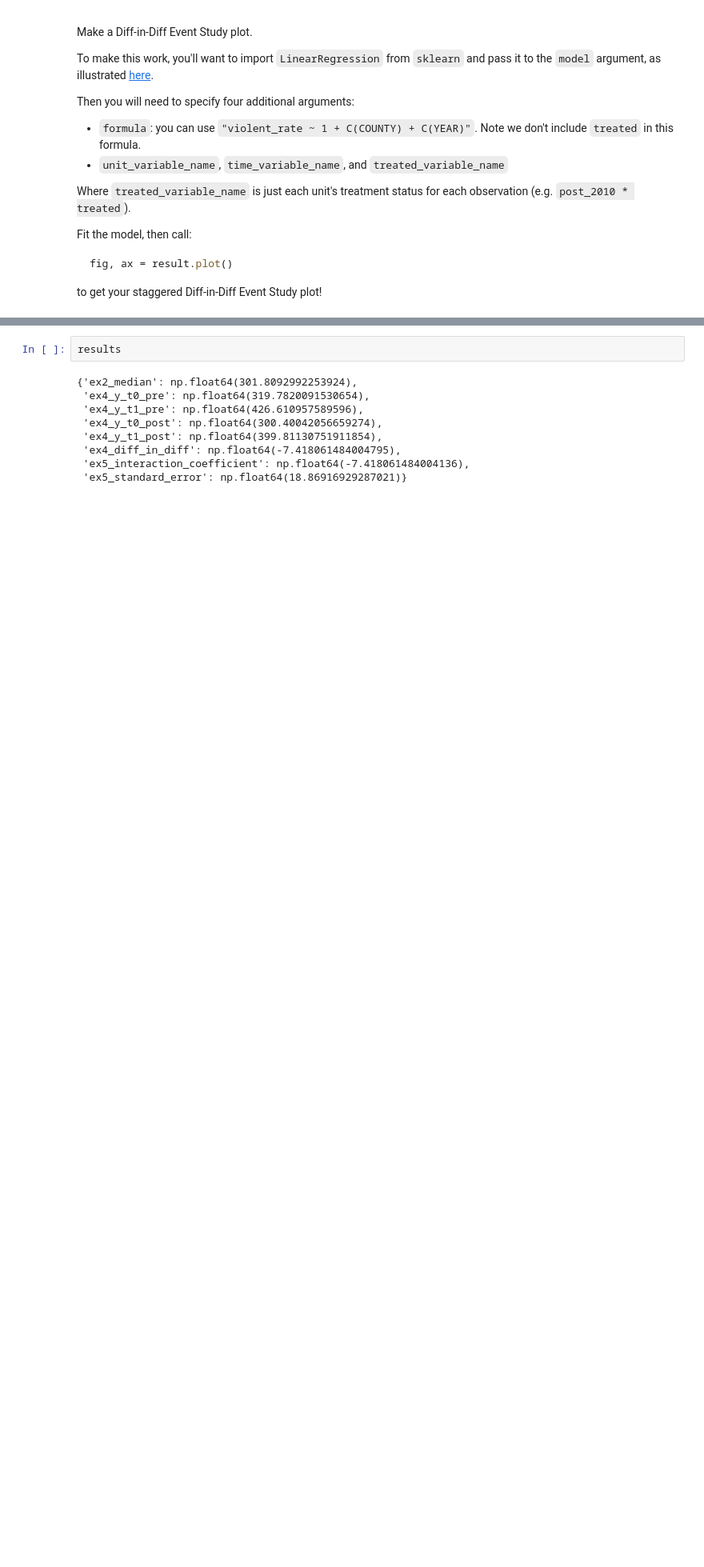
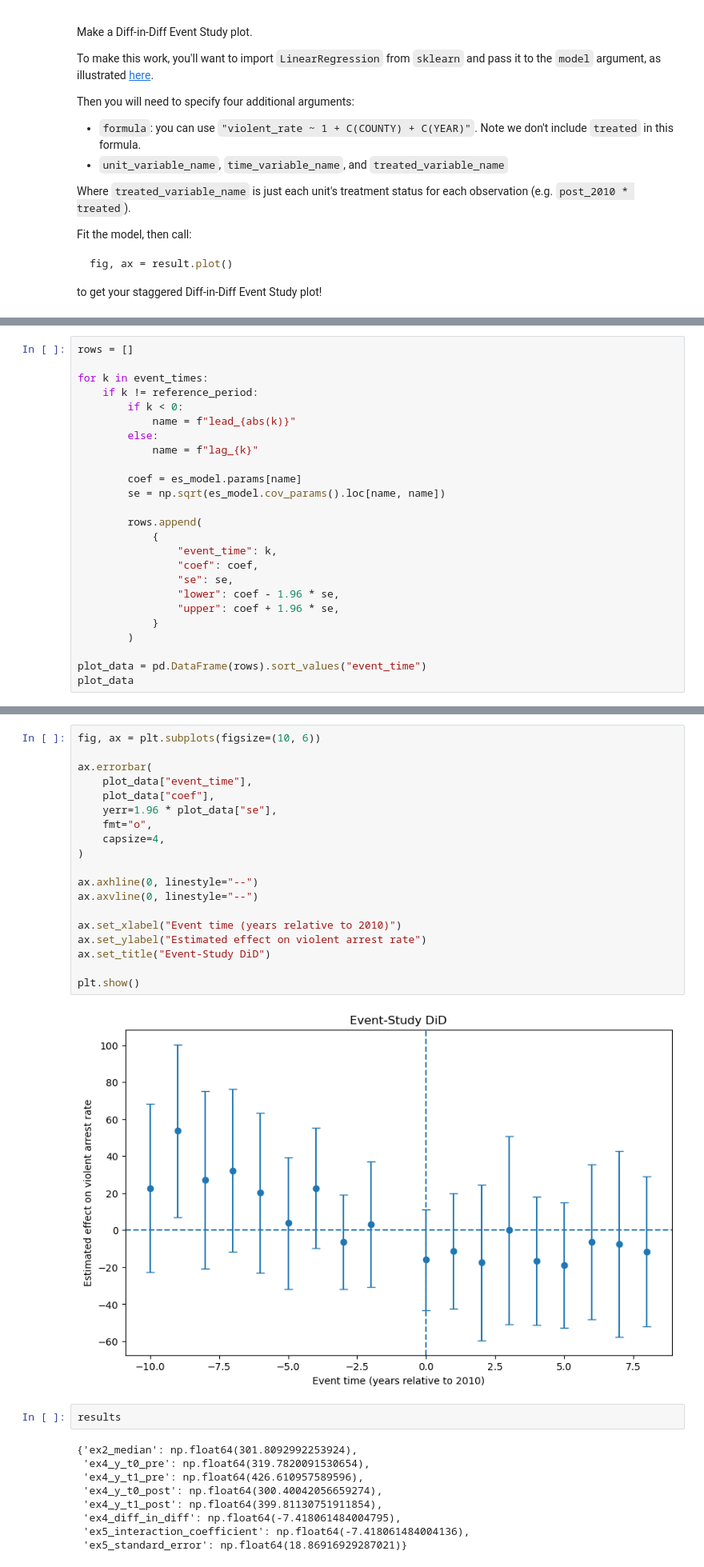
Before and after one commit to mingjie-wei/ids701-solving-problems-with-data, a Jupyter notebook: DiD/exercise_diffindiff.ipynb, the cells around one changed output, grey strips where cells are left out. Shown at 80% size. Cells and saved outputs as stored; diff of their text form; blank space fills up the shorter version.

```diff
--- a/DiD/exercise_diffindiff.ipynb
+++ b/DiD/exercise_diffindiff.ipynb
@@ -376,0 +441,25 @@ The event-study plot appears correctly specified. The pre-treatment placebo esti
+# %%
+rows = []
+
+for k in event_times:
+    if k != reference_period:
+        if k < 0:
+            name = f"lead_{abs(k)}"
+        else:
+            name = f"lag_{k}"
+
+        coef = es_model.params[name]
+        se = np.sqrt(es_model.cov_params().loc[name, name])
+
+        rows.append(
+            {
+                "event_time": k,
+                "coef": coef,
+                "se": se,
+                "lower": coef - 1.96 * se,
+                "upper": coef + 1.96 * se,
+            }
+        )
+
+plot_data = pd.DataFrame(rows).sort_values("event_time")
+plot_data
@@ -377,3 +484,24 @@ The event-study plot appears correctly specified. The pre-treatment placebo esti
+# %%
+fig, ax = plt.subplots(figsize=(10, 6))
+
+ax.errorbar(
+    plot_data["event_time"],
+    plot_data["coef"],
+    yerr=1.96 * plot_data["se"],
+    fmt="o",
+    capsize=4,
+)
+
+ax.axhline(0, linestyle="--")
+ax.axvline(0, linestyle="--")
+
+ax.set_xlabel("Event time (years relative to 2010)")
+ax.set_ylabel("Estimated effect on violent arrest rate")
+ax.set_title("Event-Study DiD")
+
+plt.show()
+# %% [output]
+[figure, added]
 # %%
 results
 # %% [output]
```
Also changed, not shown: parts of 7 cells of this notebook.
